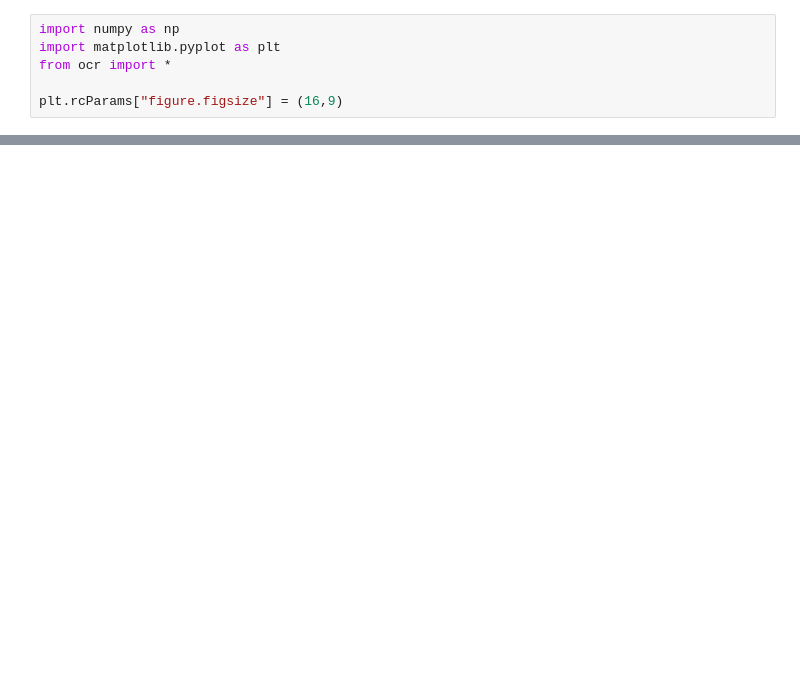
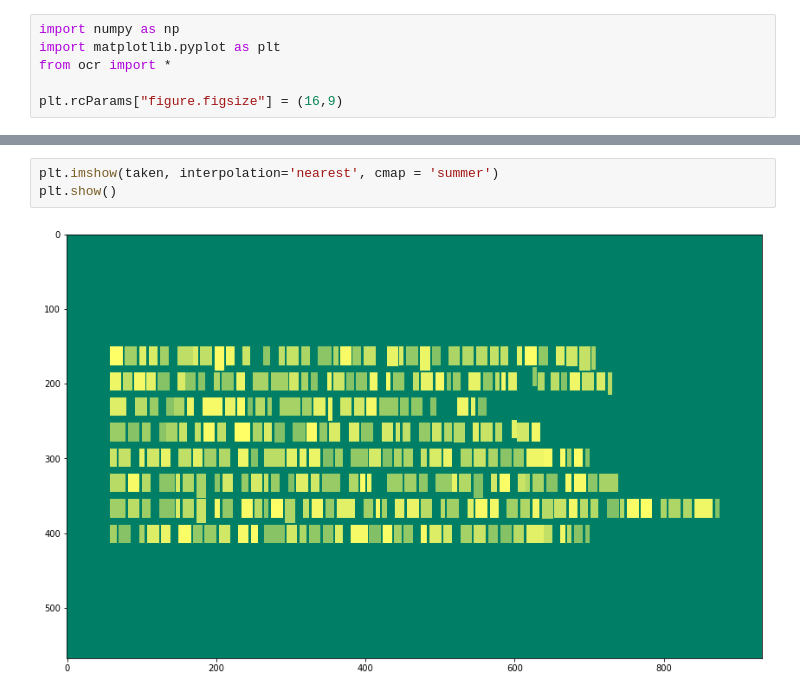
Before and after one commit to Petroniuss/Numerical-Algorithms, a Jupyter notebook: lab9/ex2/showcase.ipynb, the cells around one changed output, grey strips where cells are left out. Drawn from its saved outputs; the diff is of its cells as text; blank space fills up the shorter version.

```diff
--- a/lab9/ex2/showcase.ipynb
+++ b/lab9/ex2/showcase.ipynb
@@ -40,0 +69,5 @@ magni = np.log10(np.absolute(f_coeffs))
+# %%
+plt.imshow(taken, interpolation='nearest', cmap = 'summer')
+plt.show()
+# %% [output]
+[figure, added]
```
Also changed, not shown: parts of 13 cells of this notebook, 1 other file.
